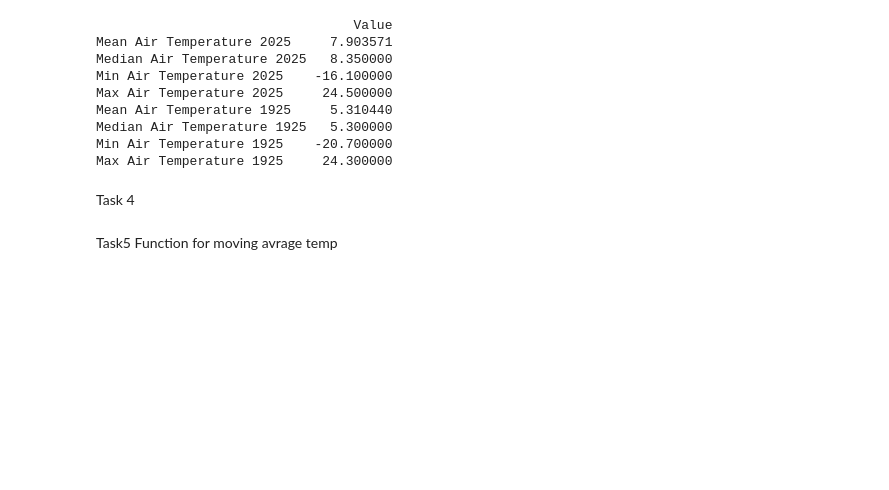
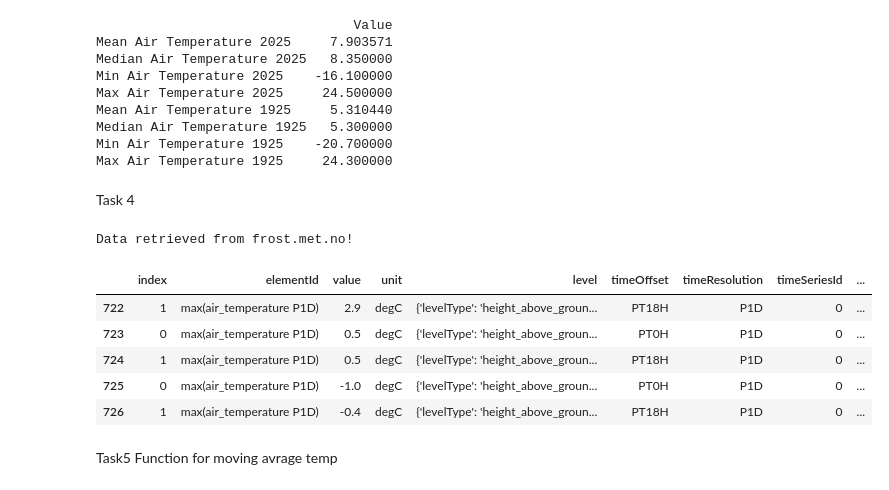
Before and after one commit to adriannv22/Inf201_deliverabal1, a Jupyter notebook: inf201_deliverabel_1.ipynb, the cells around one changed output. Drawn from its saved outputs; the diff is of its cells as text; code cells hidden in the pictures; blank space fills up the shorter version.

```diff
--- a/inf201_deliverabel_1.ipynb
+++ b/inf201_deliverabel_1.ipynb
@@ -225,6 +225,65 @@ Min Air Temperature 1925    -20.700000
 Max Air Temperature 1925     24.300000
 # %% [markdown]
 Task 4
+# %%
+parameters_m = {
+    'sources': 'SN17850',
+    'elements': 'max(air_temperature P1D)',
+    'referencetime': '2025-01-01/2025-12-31',
+}
+
+#Use the get_met_data function to retrieve the precipitation data and store it in a DataFrame.
+df_heat = get_met_data(endpoint, parameters_m, Frost_Met_ID)
+
+#Show the first 5 rows and last 5 rows of the precipitation DataFrame to verify the data has been loaded correctly.
+df_heat.head(5)
+df_heat.tail(5)
+
+def get_met_data(endpoint: str, parameters: dict, ID: str) -> file.yml:
+    """This function retrives the maximum air temprature data
+    from any station using the provided
+    endpoint, parameters, and your ID for the station.
+    It makes an HTTP GET request to the API using the requests library.
+    Stores the data in a json file and transforms it into
+    a pandas DataFrame using the pandas library and a loop.
+    It then returns a pandas DataFrame containing the retrieved data.
+    """
+    #Make the API request to retrieve temperature data.
+    request = requests.get(endpoint, params=parameters, auth=(Frost_Met_ID, ''))
+
+    #Check the status code of the response and handle errors if any.
+    json=request.json()
+
+    #Check if the request was successful and retrieve the data if it wa.
+    if request.status_code == 200:
+        data = json['data']
+        print('Data retrieved from frost.met.no!')
+    else:
+        print('Error! Returned status code %s' % request.status_code)
+        print('Message: %s' % json['error']['message'])
+        print('Reason: %s' % json['error']['reason'])
+
+    #Transform the data into a pandas DataFrame for analysis and visualization.
+    df = pd.DataFrame()
+    for i in range(len(data)):
+        row = pd.DataFrame(data[i]['observations'])
+        row['referenceTime'] = data[i]['referenceTime']
+        row['sourceId'] = data[i]['sourceId']
+        df = pd.concat([df, row])
+
+    #Set the index of the DataFrame to the right index for easier analysis.
+    df = df.reset_index()
+    #Convert the 'referenceTime' column to a datetime object for easier analysis and visualization.
+    df['referenceTime'] = pd.to_datetime(df['referenceTime'])
+    return df
+# %% [output]
+Data retrieved from frost.met.no!
+|  | index | elementId | value | unit | level | timeOffset | timeResolution | timeSeriesId | ... |
+| 722 | 1 | max(air_temperature P1D) | 2.9 | degC | {'levelType': 'height_above_groun... | PT18H | P1D | 0 | ... |
+| 723 | 0 | max(air_temperature P1D) | 0.5 | degC | {'levelType': 'height_above_groun... | PT0H | P1D | 0 | ... |
+| 724 | 1 | max(air_temperature P1D) | 0.5 | degC | {'levelType': 'height_above_groun... | PT18H | P1D | 0 | ... |
+| 725 | 0 | max(air_temperature P1D) | -1.0 | degC | {'levelType': 'height_above_groun... | PT0H | P1D | 0 | ... |
+| 726 | 1 | max(air_temperature P1D) | -0.4 | degC | {'levelType': 'height_above_groun... | PT18H | P1D | 0 | ... |
 # %% [markdown]
 Task5 Function for moving avrage temp
 # %%
```
